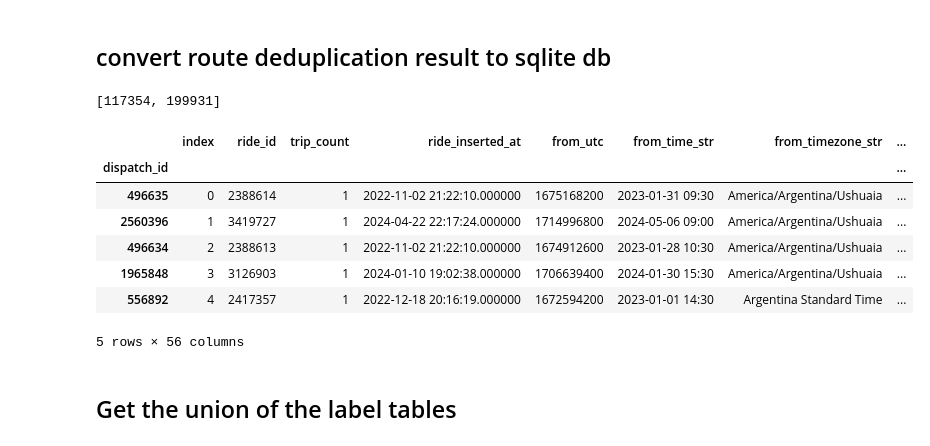
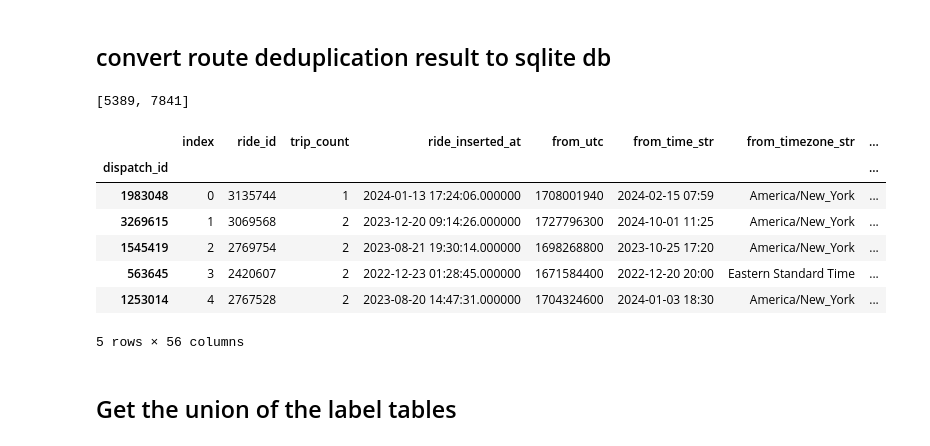
Before and after one commit to Binjian/pricing, a Jupyter notebook: nbs/01.data.utils.ipynb, the cells around one changed output. Saved outputs shown, nothing was run; the diff lists cells and outputs as text; code cells hidden in the pictures.

```diff
--- a/nbs/01.data.utils.ipynb
+++ b/nbs/01.data.utils.ipynb
@@ -457,35 +462,35 @@ df.to_sql('service_area_2024', sqlite_eng, if_exists='replace', index=True)
 # %% [markdown]
 ## convert route deduplication result to sqlite db
 # %%
-csv_result_file_list = ['../data/price_training_2324_start_result.csv',
-                        '../data/price_training_2324_end_result.csv']
-csv_result_table_list = ['price_training_2324_start_result',
-                        'price_training_2324_end_result']
+csv_result_file_list = ['../data/price_training_ny_start_result.csv',
+                        '../data/price_training_ny_end_result.csv']
+csv_result_table_list = ['price_training_ny_start_result',
+                        'price_training_ny_end_result']
 
 chunk_size = 10000
 total_lines = [sum(1 for line in open(csv_result_file_list[0])),sum(1 for line in open(csv_result_file_list[1]))]
 print(total_lines)
 # %% [output]
-[117354, 199931]
+[5389, 7841]
 # %%
 
 from sqlalchemy import create_engine
 import pandas as pd
 import numpy as np
 from tqdm import tqdm
 
-sqlite_eng = create_engine('sqlite:///../data/price_training_raw.db', echo=False)
+sqlite_eng = create_engine('sqlite:///../data/price_ts.db', echo=False)
 
 sample = pd.read_csv(csv_result_file_list[1], index_col='dispatch_id', nrows=5)
 sample
 # %% [output]
 |  | index | ride_id | trip_count | ride_inserted_at | from_utc | from_time_str | from_timezone_str | ... |
 | dispatch_id |  |  |  |  |  |  |  | ... |
-| 496635 | 0 | 2388614 | 1 | 2022-11-02 21:22:10.000000 | 1675168200 | 2023-01-31 09:30 | America/Argentina/Ushuaia | ... |
-| 2560396 | 1 | 3419727 | 1 | 2024-04-22 22:17:24.000000 | 1714996800 | 2024-05-06 09:00 | America/Argentina/Ushuaia | ... |
-| 496634 | 2 | 2388613 | 1 | 2022-11-02 21:22:10.000000 | 1674912600 | 2023-01-28 10:30 | America/Argentina/Ushuaia | ... |
-| 1965848 | 3 | 3126903 | 1 | 2024-01-10 19:02:38.000000 | 1706639400 | 2024-01-30 15:30 | America/Argentina/Ushuaia | ... |
-| 556892 | 4 | 2417357 | 1 | 2022-12-18 20:16:19.000000 | 1672594200 | 2023-01-01 14:30 | Argentina Standard Time | ... |
+| 1983048 | 0 | 3135744 | 1 | 2024-01-13 17:24:06.000000 | 1708001940 | 2024-02-15 07:59 | America/New_York | ... |
+| 3269615 | 1 | 3069568 | 2 | 2023-12-20 09:14:26.000000 | 1727796300 | 2024-10-01 11:25 | America/New_York | ... |
+| 1545419 | 2 | 2769754 | 2 | 2023-08-21 19:30:14.000000 | 1698268800 | 2023-10-25 17:20 | America/New_York | ... |
+| 563645 | 3 | 2420607 | 2 | 2022-12-23 01:28:45.000000 | 1671584400 | 2022-12-20 20:00 | Eastern Standard Time | ... |
+| 1253014 | 4 | 2767528 | 2 | 2023-08-20 14:47:31.000000 | 1704324600 | 2024-01-03 18:30 | America/New_York | ... |
 5 rows × 56 columns
 # %%
 for t in range(2):
```
Also changed, not shown: parts of 14 cells of this notebook, 4 other files.
